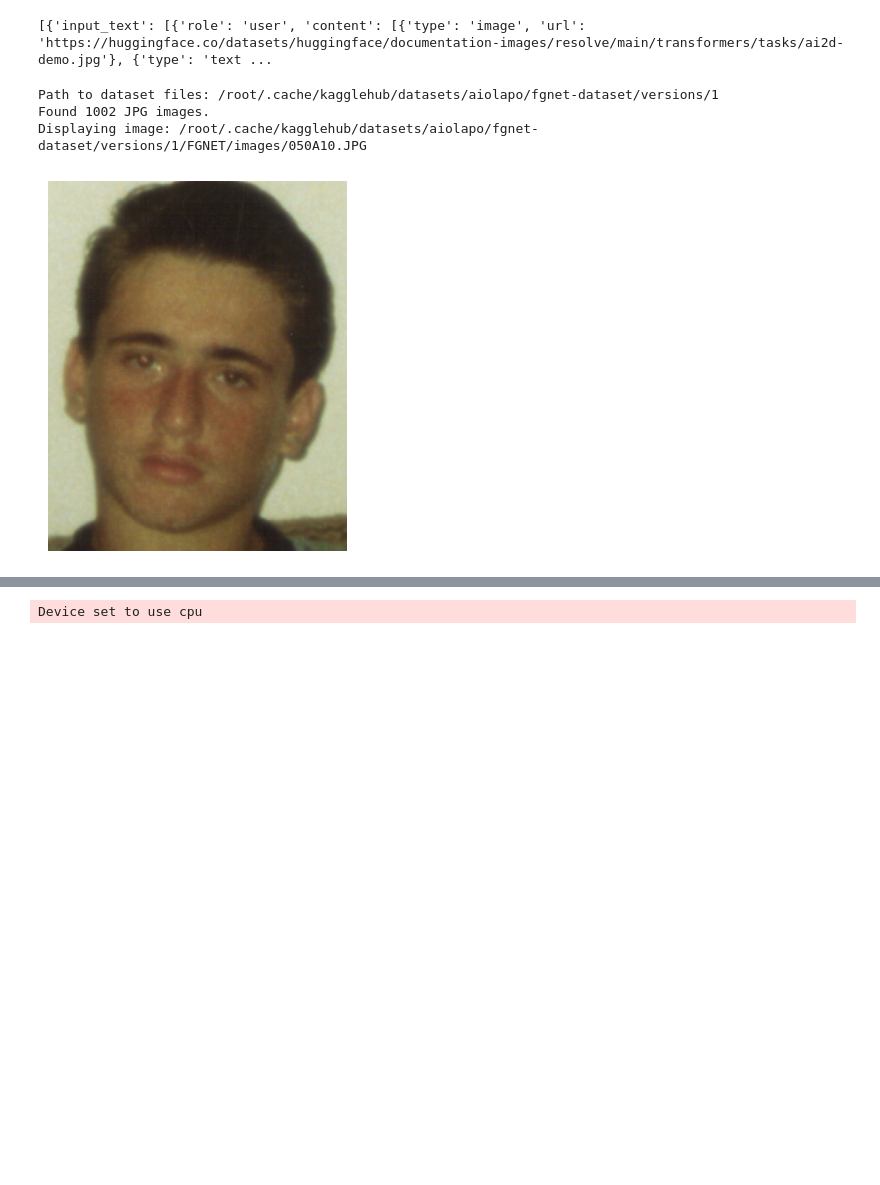
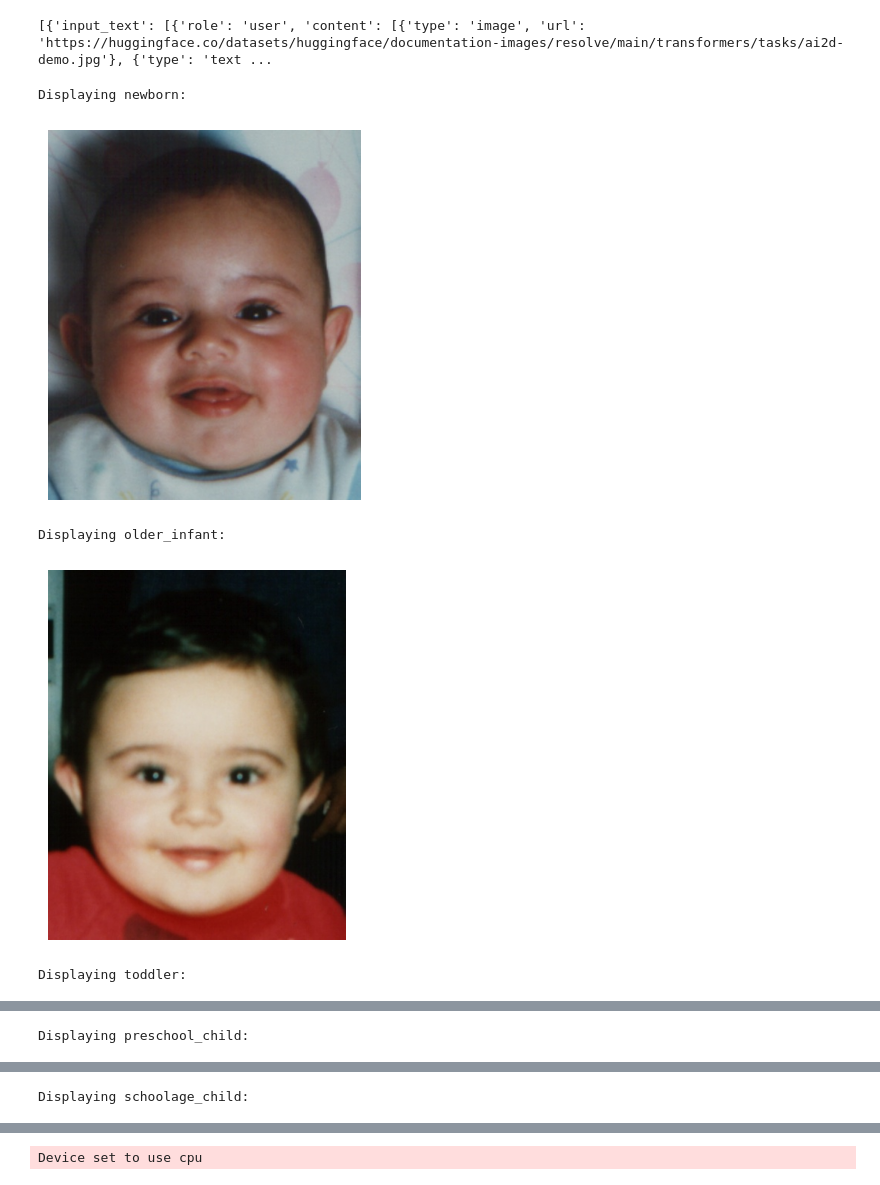
Before and after one commit to yunchen-hung/machine-beliefs, a Jupyter notebook: model.ipynb, the cells around one changed output, grey strips where cells are left out. Cells and saved outputs as stored; diff of their text form; code cells hidden in the pictures; blank space fills up the shorter version.

```diff
--- a/model.ipynb
+++ b/model.ipynb
@@ -44,23 +44,32 @@ questions_on_empiricism = [
 # %%
 import kagglehub
 import glob
 from PIL import Image
 import matplotlib.pyplot as plt
 import random
 
 # FGNET age progression dataset from kaggle
 path = kagglehub.dataset_download("aiolapo/fgnet-dataset")
 
-jpg_files = glob.glob(f"{path}/**/*.JPG", recursive=True)
+newborn = glob.glob(f"{path}/**/080A00.JPG")
+older_infant = glob.glob(f"{path}/**/080A01.JPG")
+toddler = glob.glob(f"{path}/**/080A02.JPG")
+preschool_child = glob.glob(f"{path}/**/080A04.JPG")
+schoolage_child = glob.glob(f"{path}/**/080A07.JPG")
 
-img_path = random.choice(jpg_files)
-print("Displaying image:", img_path)
-img = Image.open(img_path)
-plt.imshow(img)
-plt.axis("off")
-plt.show()
+age_dict = {'newborn': glob.glob(f"{path}/**/080A00.JPG", recursive=True), "older_infant": glob.glob(f"{path}/**/080A01.JPG", recursive=True),
+            'toddler': glob.glob(f"{path}/**/080A02.JPG", recursive=True), 'preschool_child': glob.glob(f"{path}/**/080A04.JPG", recursive=True),
+            'schoolage_child': glob.glob(f"{path}/**/080A07.JPG", recursive=True)}
+
+for age, img in age_dict.items():
+  print(f"Displaying {age}:")
+  img = Image.open(img[0])
+  plt.imshow(img)
+  plt.axis("off")
+  plt.show()
 # %% [output]
-Path to dataset files: /root/.cache/kagglehub/datasets/aiolapo/fgnet-dataset/versions/1
-Found 1002 JPG images.
-Displaying image: /root/.cache/kagglehub/datasets/aiolapo/fgnet-dataset/versions/1/FGNET/images/050A10.JPG
+Displaying newborn:
-[figure, old version]
+[figure, new version]
+Displaying older_infant:
+[figure, added]
+Displaying toddler:
@@ -66,0 +77 @@ Displaying image: /root/.cache/kagglehub/datasets/aiolapo/fgnet-dataset/versions
+Displaying preschool_child:
@@ -66,0 +79 @@ Displaying image: /root/.cache/kagglehub/datasets/aiolapo/fgnet-dataset/versions
+Displaying schoolage_child:
```
Also changed, not shown: parts of 1 cell of this notebook.
